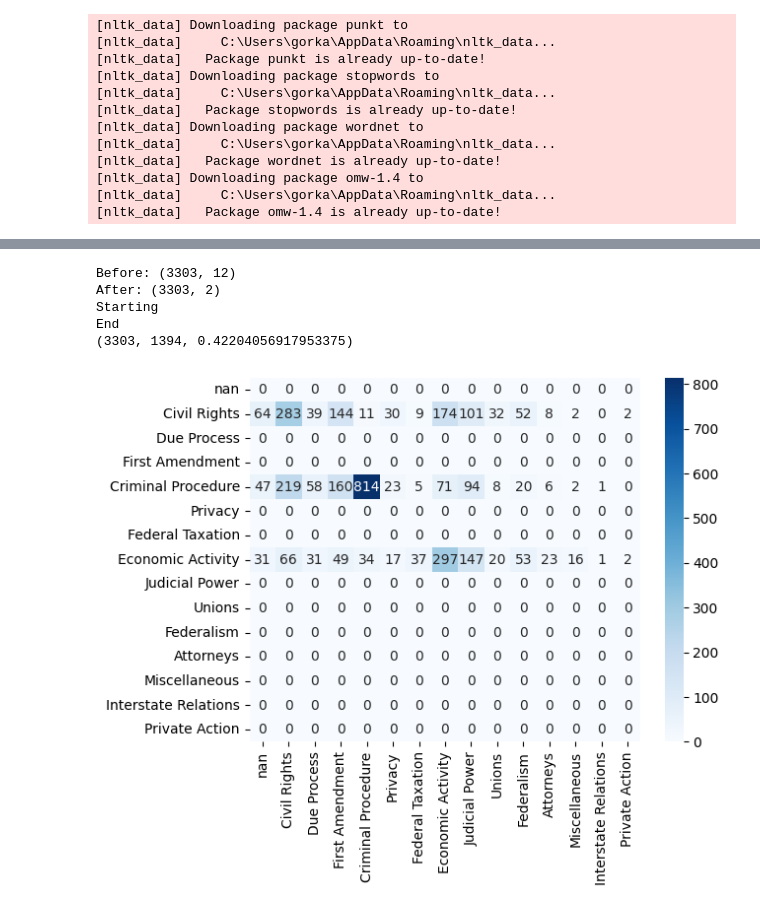
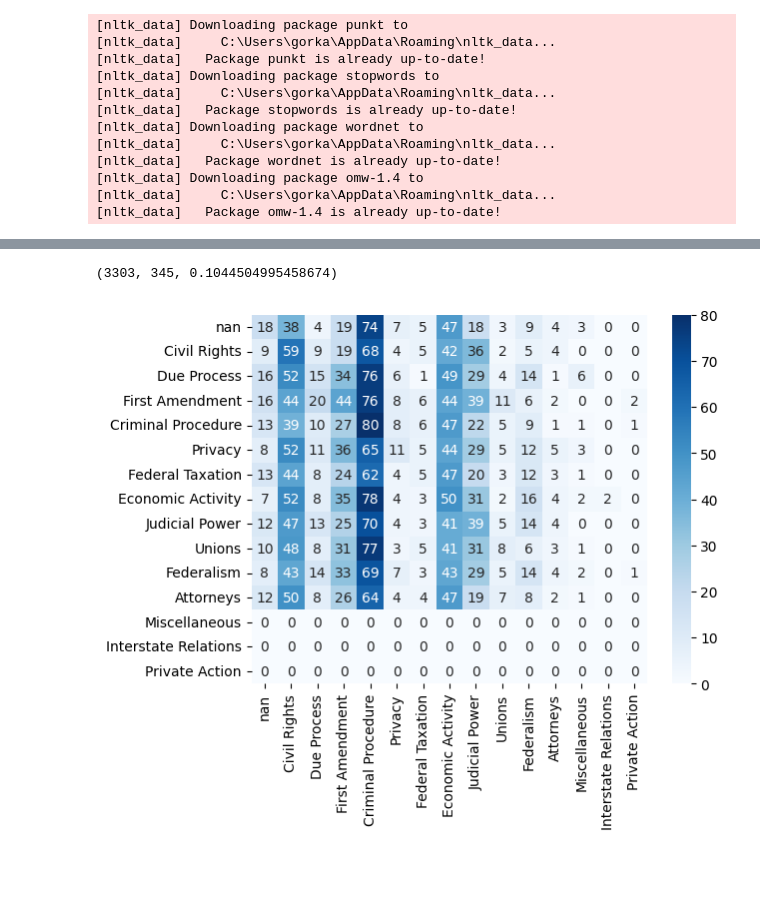
Before and after one commit to korah91/MineriaClustering, a Jupyter notebook: supremeCourt.ipynb, the cells around one changed output, grey strips where cells are left out. Drawn from its saved outputs; the diff is of its cells as text; code cells hidden in the pictures; blank space fills up the shorter version.

```diff
--- a/supremeCourt.ipynb
+++ b/supremeCourt.ipynb
@@ -680 +641,6 @@ print(get_accuracy_unorder(get_cm(y_train2_labels,randomLabels(data_lemmatized,1
+# %%
+cm2 = get_cm(y2_labels,randomLabels(data_lemmatized,12)[0],y2_names)
+# %% [output]
+(3303, 345, 0.1044504995458674)
+[figure, added]
 # %%
@@ -685,14 +658,0 @@ print(get_accuracy_unorder(get_cm(y_train2_labels,randomLabels(data_lemmatized,1
-# %%
-model,corpus, topics = get_topicModeling(data_lemmatized,12)
-vectorized = get_vectorized(model,corpus)
-data_PCA, pca = get_PCA(vectorized,2)
-list_of_clusters, tree = hierarchical_clustering(data_PCA)
-labels, dist, clusters = get_nClusters(list_of_clusters, 3)
-cm = get_cm(y_train2_labels, labels, y_train2_names)
-# %% [output]
-Before: (3303, 12)
-After: (3303, 2)
-Starting
-End
-(3303, 1394, 0.42204056917953375)
-[figure, removed]
```
Also changed, not shown: parts of 22 cells of this notebook, 6 other files.
